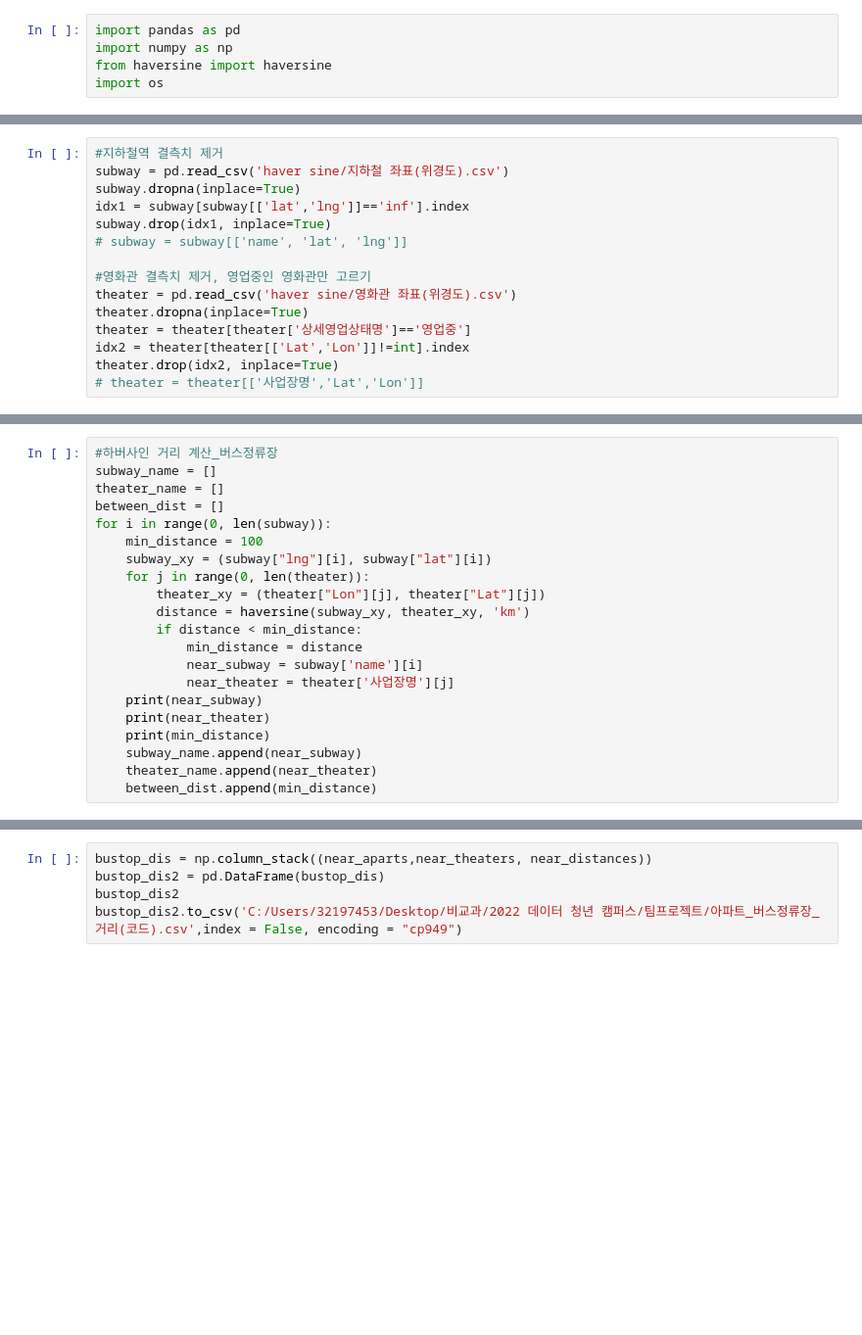
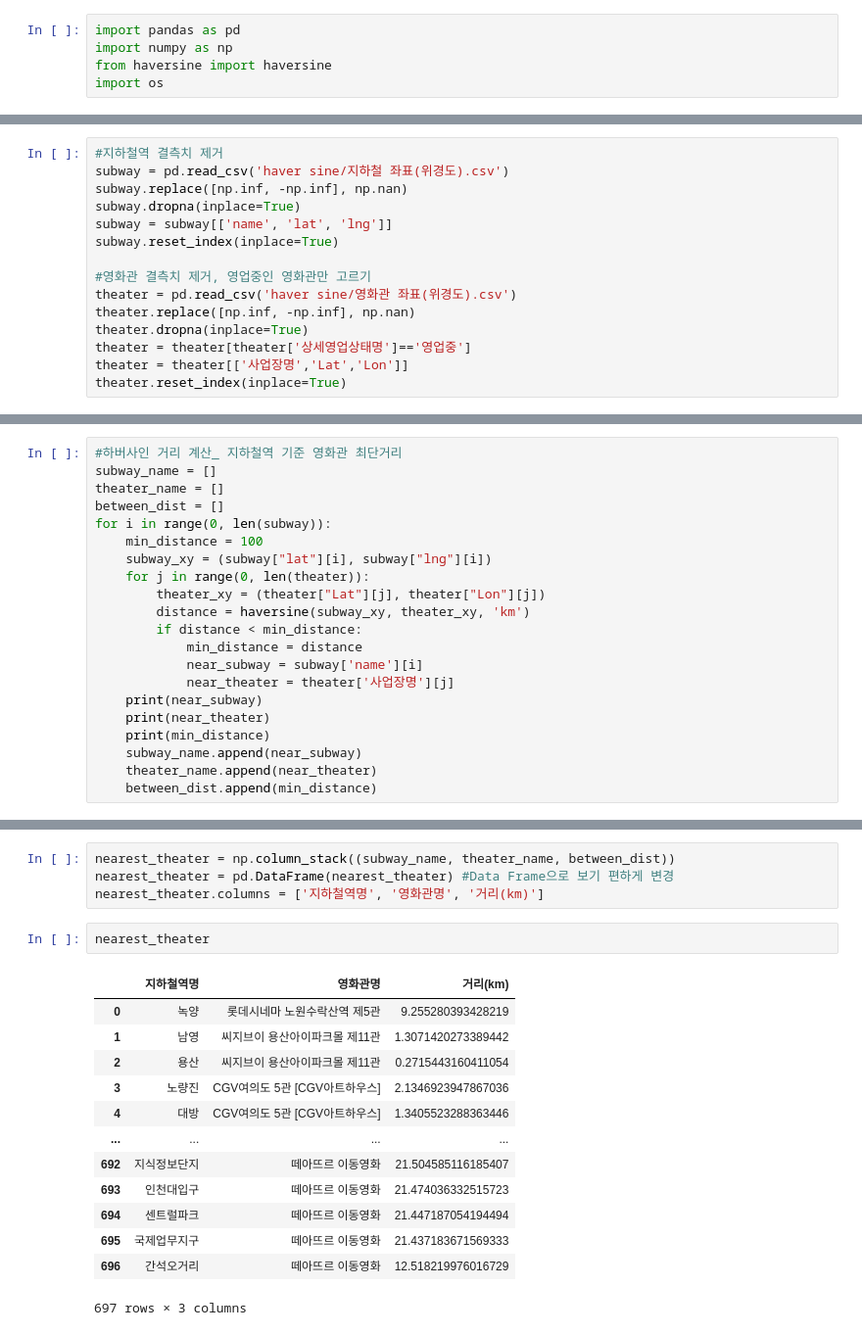
Before and after one commit to donktark/PythonML, a Jupyter notebook: haversine.ipynb, the cells around one changed output, grey strips where cells are left out. Shown at 98% size. Saved outputs shown, nothing was run; the diff lists cells and outputs as text; blank space fills up the shorter version.

```diff
--- a/haversine.ipynb
+++ b/haversine.ipynb
@@ -11,15 +11,15 @@ os.chdir('../')
 # %%
 #지하철역 결측치 제거
 subway = pd.read_csv('haver sine/지하철 좌표(위경도).csv')
+subway.replace([np.inf, -np.inf], np.nan)
 subway.dropna(inplace=True)
-idx1 = subway[subway[['lat','lng']]=='inf'].index
-subway.drop(idx1, inplace=True)
-# subway = subway[['name', 'lat', 'lng']]
+subway = subway[['name', 'lat', 'lng']]
+subway.reset_index(inplace=True)
 
 #영화관 결측치 제거, 영업중인 영화관만 고르기
 theater = pd.read_csv('haver sine/영화관 좌표(위경도).csv')
+theater.replace([np.inf, -np.inf], np.nan)
 theater.dropna(inplace=True)
 theater = theater[theater['상세영업상태명']=='영업중']
-idx2 = theater[theater[['Lat','Lon']]!=int].index
-theater.drop(idx2, inplace=True)
-# theater = theater[['사업장명','Lat','Lon']]
+theater = theater[['사업장명','Lat','Lon']]
+theater.reset_index(inplace=True)
@@ -47,13 +50,13 @@ Index: []
 # %%
-#하버사인 거리 계산_버스정류장
+#하버사인 거리 계산_ 지하철역 기준 영화관 최단거리
 subway_name = []
 theater_name = []
 between_dist = []
 for i in range(0, len(subway)):
     min_distance = 100
-    subway_xy = (subway["lng"][i], subway["lat"][i])
+    subway_xy = (subway["lat"][i], subway["lng"][i])
     for j in range(0, len(theater)):
-        theater_xy = (theater["Lon"][j], theater["Lat"][j])
+        theater_xy = (theater["Lat"][j], theater["Lon"][j])
         distance = haversine(subway_xy, theater_xy, 'km')
         if distance < min_distance:
             min_distance = distance
@@ -70,5 +89,20 @@ ValueError: Latitude 127.042292 is out of range [-90, 90]
-# %%
-bustop_dis = np.column_stack((near_aparts,near_theaters, near_distances))
-bustop_dis2 = pd.DataFrame(bustop_dis)
-bustop_dis2
-bustop_dis2.to_csv('C:/Users/32197453/Desktop/비교과/2022 데이터 청년 캠퍼스/팀프로젝트/아파트_버스정류장_거리(코드).csv',index = False, encoding = "cp949")
+# %%
+nearest_theater = np.column_stack((subway_name, theater_name, between_dist))
+nearest_theater = pd.DataFrame(nearest_theater) #Data Frame으로 보기 편하게 변경
+nearest_theater.columns = ['지하철역명', '영화관명', '거리(km)']
+# %%
+nearest_theater
+# %% [output]
+|  | 지하철역명 | 영화관명 | 거리(km) |
+| 0 | 녹양 | 롯데시네마 노원수락산역 제5관 | 9.255280393428219 |
+| 1 | 남영 | 씨지브이 용산아이파크몰 제11관 | 1.3071420273389442 |
+| 2 | 용산 | 씨지브이 용산아이파크몰 제11관 | 0.2715443160411054 |
+| 3 | 노량진 | CGV여의도 5관 [CGV아트하우스] | 2.1346923947867036 |
+| 4 | 대방 | CGV여의도 5관 [CGV아트하우스] | 1.3405523288363446 |
+| ... | ... | ... | ... |
+| 692 | 지식정보단지 | 떼아뜨르 이동영화 | 21.504585116185407 |
+| 693 | 인천대입구 | 떼아뜨르 이동영화 | 21.474036332515723 |
+| 694 | 센트럴파크 | 떼아뜨르 이동영화 | 21.447187054194494 |
+| 695 | 국제업무지구 | 떼아뜨르 이동영화 | 21.437183671569333 |
+| 696 | 간석오거리 | 떼아뜨르 이동영화 | 12.518219976016729 |
+697 rows × 3 columns
```
Also changed, not shown: parts of 8 cells of this notebook.
